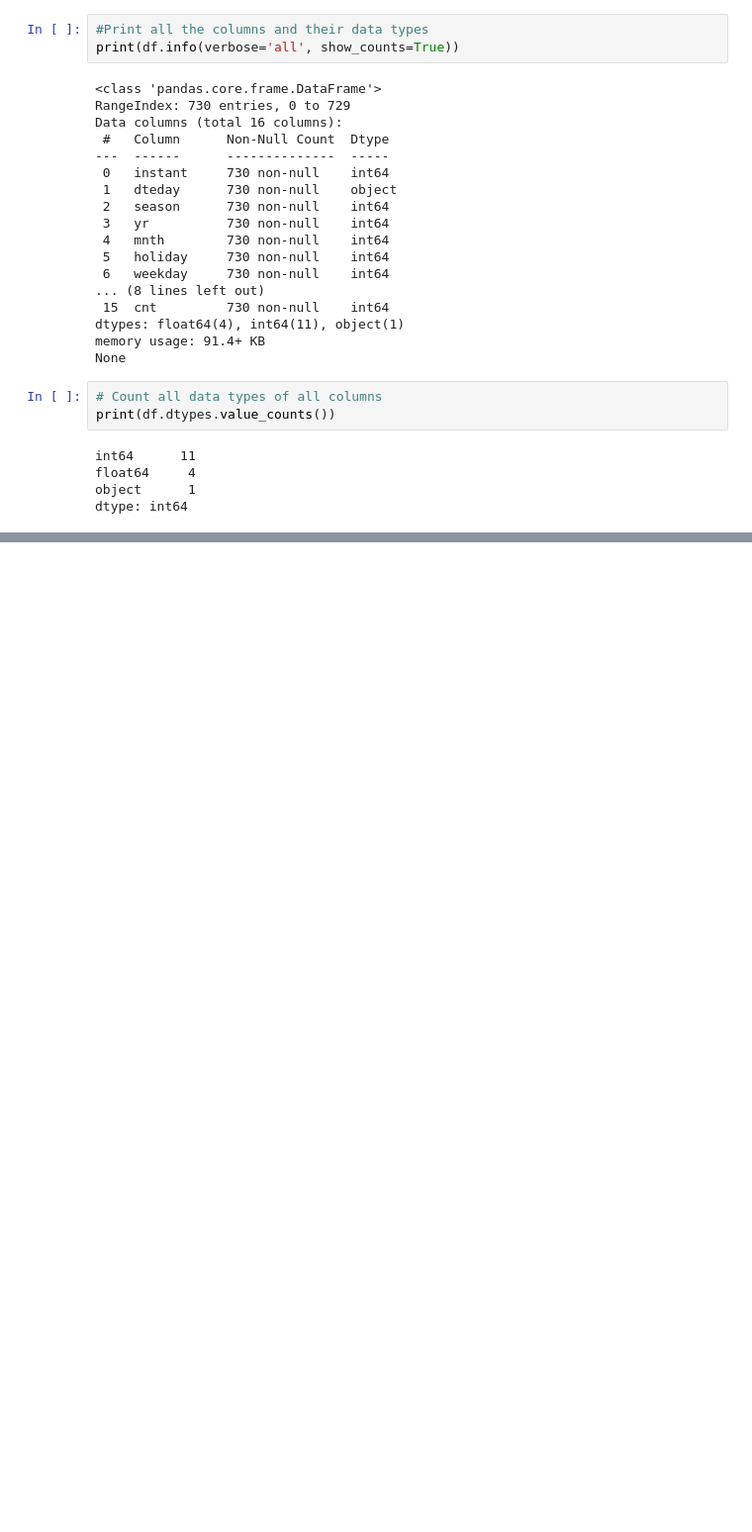
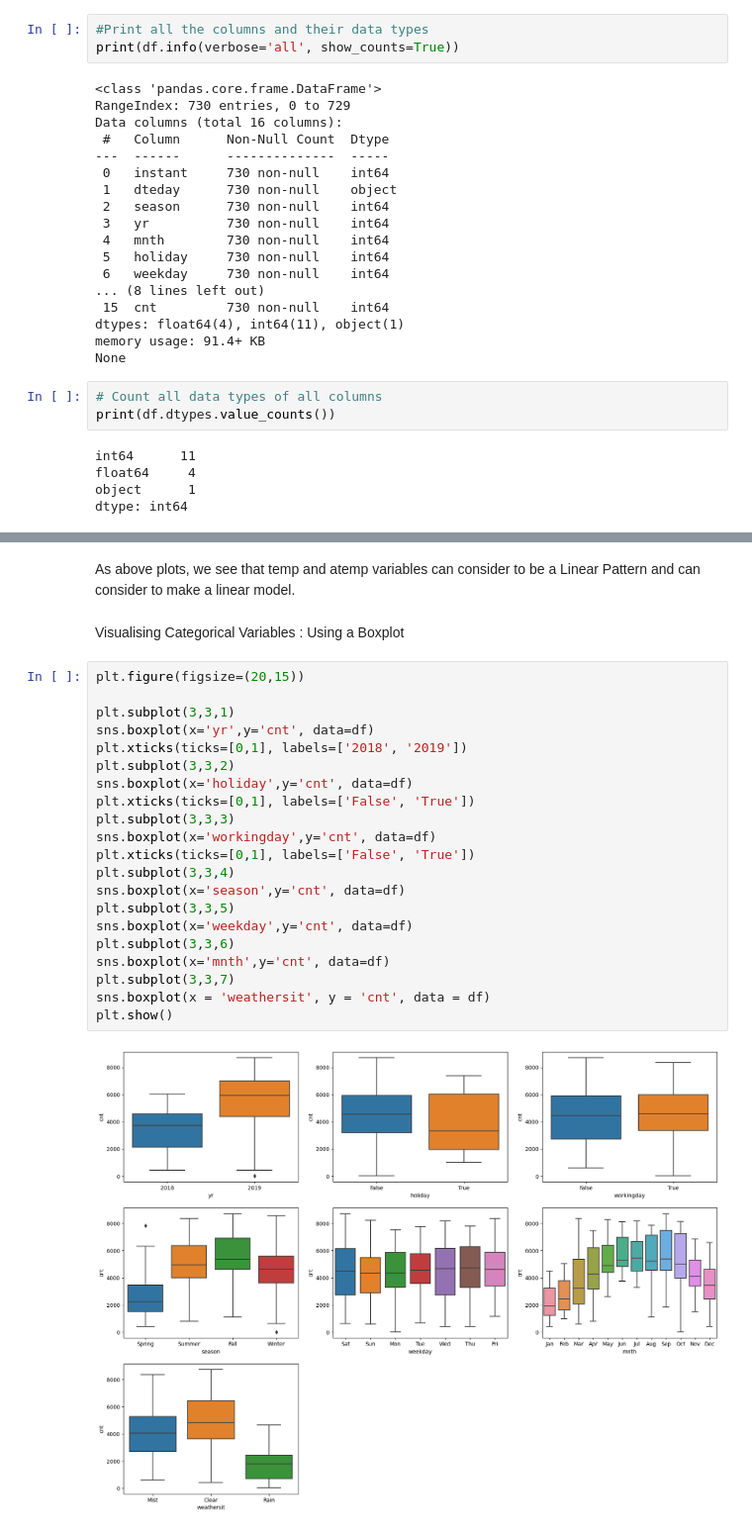
Before and after one commit to troytruong/BikeSharingAssignment, a Jupyter notebook: Truong_Nguyen_Manh.ipynb, the cells around one changed output, grey strips where cells are left out. Shown at 99% size. Saved outputs shown, nothing was run; the diff lists cells and outputs as text; blank space fills up the shorter version.

```diff
--- a/Truong_Nguyen_Manh.ipynb
+++ b/Truong_Nguyen_Manh.ipynb
@@ -84,0 +292,27 @@ dtype: int64
+# %% [markdown]
+As above plots, we see that temp and atemp variables can consider to be a Linear Pattern and can consider to make a linear model.
+# %% [markdown]
+Visualising Categorical Variables : Using a Boxplot
+# %%
+plt.figure(figsize=(20,15))
+
+plt.subplot(3,3,1)
+sns.boxplot(x='yr',y='cnt', data=df)
+plt.xticks(ticks=[0,1], labels=['2018', '2019'])
+plt.subplot(3,3,2)
+sns.boxplot(x='holiday',y='cnt', data=df)
+plt.xticks(ticks=[0,1], labels=['False', 'True'])
+plt.subplot(3,3,3)
+sns.boxplot(x='workingday',y='cnt', data=df)
+plt.xticks(ticks=[0,1], labels=['False', 'True'])
+plt.subplot(3,3,4)
+sns.boxplot(x='season',y='cnt', data=df)
+plt.subplot(3,3,5)
+sns.boxplot(x='weekday',y='cnt', data=df)
+plt.subplot(3,3,6)
+sns.boxplot(x='mnth',y='cnt', data=df)
+plt.subplot(3,3,7)
+sns.boxplot(x = 'weathersit', y = 'cnt', data = df)
+plt.show()
+# %% [output]
+[figure, added]
```
Also changed, not shown: parts of 118 cells of this notebook, 2 other files.
